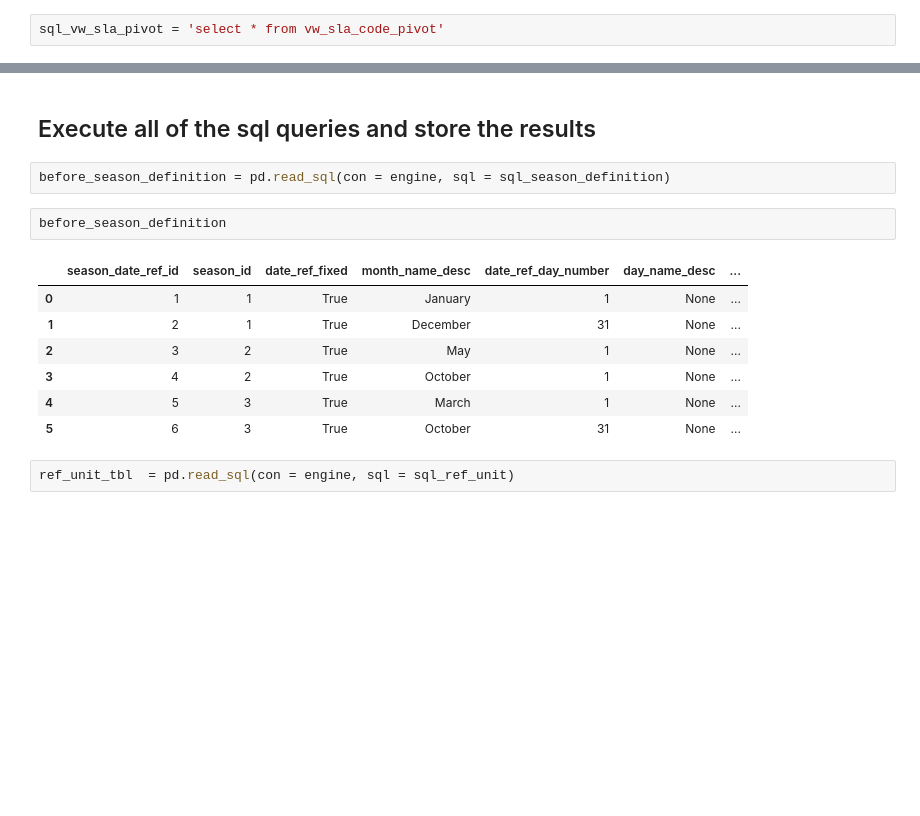
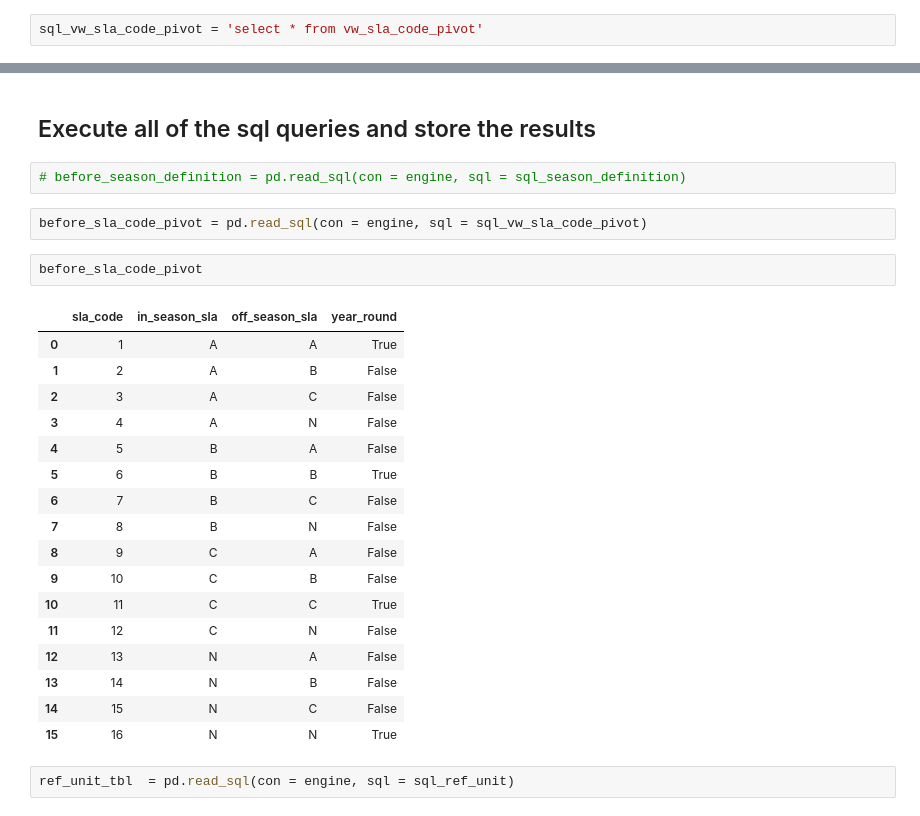
Before and after one commit to NYC-Parks/SLADB, a Jupyter notebook: testing/test_change_requests.ipynb, the cells around one changed output, grey strips where cells are left out. Saved outputs shown, nothing was run; the diff lists cells and outputs as text; blank space fills up the shorter version.

```diff
--- a/testing/test_change_requests.ipynb
+++ b/testing/test_change_requests.ipynb
@@ -33,7 +33,7 @@ sql_change_request_status = 'select * from sladb.dbo.tbl_change_request_status'
 # %%
 sql_unit_sla_season = 'select * from sladb.dbo.tbl_unit_sla_season'
 # %%
-sql_vw_sla_pivot = 'select * from vw_sla_code_pivot'
+sql_vw_sla_code_pivot = 'select * from vw_sla_code_pivot'
 # %%
 sql_ref_calendar = 'select * from tbl_ref_calendar'
 # %%
@@ -47,17 +47,29 @@ sql_ref_sla_code = 'select * from tbl_ref_sla_code'
 # %% [markdown]
 ## Execute all of the sql queries and store the results
 # %%
-before_season_definition = pd.read_sql(con = engine, sql = sql_season_definition)
+# before_season_definition = pd.read_sql(con = engine, sql = sql_season_definition)
-# %%
-before_season_definition
-# %% [output]
-|  | season_date_ref_id | season_id | date_ref_fixed | month_name_desc | date_ref_day_number | day_name_desc | ... |
-| 0 | 1 | 1 | True | January | 1 | None | ... |
-| 1 | 2 | 1 | True | December | 31 | None | ... |
-| 2 | 3 | 2 | True | May | 1 | None | ... |
-| 3 | 4 | 2 | True | October | 1 | None | ... |
-| 4 | 5 | 3 | True | March | 1 | None | ... |
-| 5 | 6 | 3 | True | October | 31 | None | ... |
+# %%
+before_sla_code_pivot = pd.read_sql(con = engine, sql = sql_vw_sla_code_pivot)
+# %%
+before_sla_code_pivot
+# %% [output]
+|  | sla_code | in_season_sla | off_season_sla | year_round |
+| 0 | 1 | A | A | True |
+| 1 | 2 | A | B | False |
+| 2 | 3 | A | C | False |
+| 3 | 4 | A | N | False |
+| 4 | 5 | B | A | False |
+| 5 | 6 | B | B | True |
+| 6 | 7 | B | C | False |
+| 7 | 8 | B | N | False |
+| 8 | 9 | C | A | False |
+| 9 | 10 | C | B | False |
+| 10 | 11 | C | C | True |
+| 11 | 12 | C | N | False |
+| 12 | 13 | N | A | False |
+| 13 | 14 | N | B | False |
+| 14 | 15 | N | C | False |
+| 15 | 16 | N | N | True |
 # %%
 ref_unit_tbl  = pd.read_sql(con = engine, sql = sql_ref_unit)
 # %%
```
Also changed, not shown: parts of 115 cells of this notebook, 2 other files.
